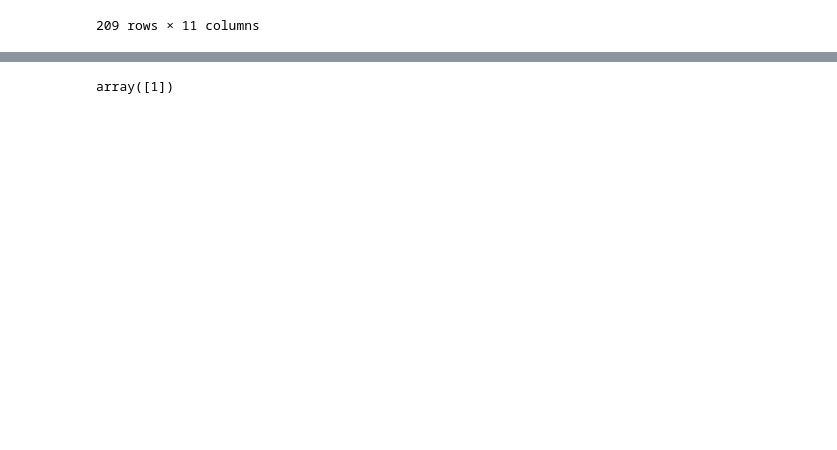
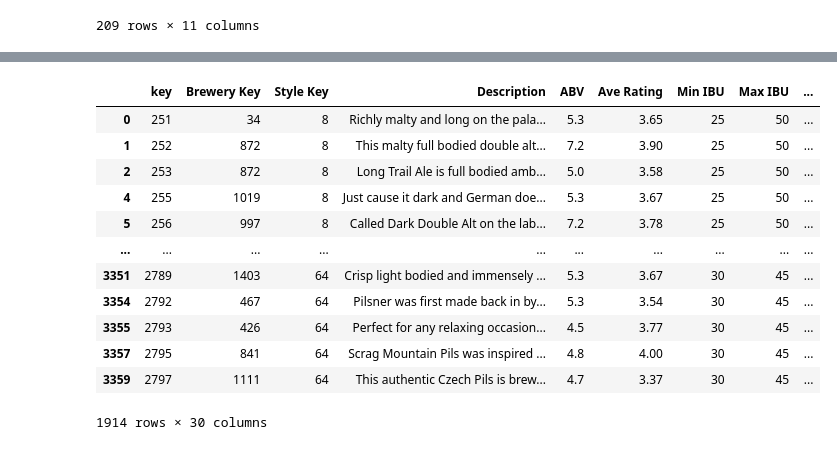
Before and after one commit to happysoymilk/beer_data_analysis, a Jupyter notebook: aml-fcp.ipynb, the cells around one changed output, grey strips where cells are left out. Saved outputs shown, nothing was run; the diff lists cells and outputs as text; code cells hidden in the pictures; blank space fills up the shorter version.

Commit message:
Update aml-fcp.ipynb
clean the data and preprocess

```diff
--- a/aml-fcp.ipynb
+++ b/aml-fcp.ipynb
@@ -428,6 +429,34 @@ for text in description[1:10]:
-# %%
-# check the unique values in the list
-Astringent_brand = pd.Series(Astringent_brand)
-Astringent_brand.unique()
-# %% [output]
-array([1])
+# %%
+# create a dataframe with matched patterns
+df_brand = pd.DataFrame({'Astringent':Astringent_brand,
+                            'Body':Body_brand,
+                            'Alcoholic':Alcoholic_brand,
+                            'Bitter':Bitter_brand,
+                            'Sweet':Sweet_brand,
+                            'Sour':Sour_brand,
+                            'Salty':Salty_brand,
+                            'Fruity':Fruity_brand,
+                            'Hoppy':Hoppy_brand,
+                            'Spices':Spices_brand,
+                            'Malty':Malty_brand})
+# %%
+# rename the columns
+df_brand.columns = ['Astringency','Body','Alcohol','Bitter','Sweet','Sour','Salty','Fruits','Hoppy','Spices','Malty']
+# %%
+# merge dataframe with df_beer1 and add prefix 'description_' to each column
+df_clean = pd.merge(df_beer1,df_brand,left_index=True,right_index=True,suffixes=('_customer','_description'))
+df_clean
+# %% [output]
+|  | key | Brewery Key | Style Key | Description | ABV | Ave Rating | Min IBU | Max IBU | ... |
+| 0 | 251 | 34 | 8 | Richly malty and long on the pala... | 5.3 | 3.65 | 25 | 50 | ... |
+| 1 | 252 | 872 | 8 | This malty full bodied double alt... | 7.2 | 3.90 | 25 | 50 | ... |
+| 2 | 253 | 872 | 8 | Long Trail Ale is full bodied amb... | 5.0 | 3.58 | 25 | 50 | ... |
+| 4 | 255 | 1019 | 8 | Just cause it dark and German doe... | 5.3 | 3.67 | 25 | 50 | ... |
+| 5 | 256 | 997 | 8 | Called Dark Double Alt on the lab... | 7.2 | 3.78 | 25 | 50 | ... |
+| ... | ... | ... | ... | ... | ... | ... | ... | ... | ... |
+| 3351 | 2789 | 1403 | 64 | Crisp light bodied and immensely ... | 5.3 | 3.67 | 30 | 45 | ... |
+| 3354 | 2792 | 467 | 64 | Pilsner was first made back in by... | 5.3 | 3.54 | 30 | 45 | ... |
+| 3355 | 2793 | 426 | 64 | Perfect for any relaxing occasion... | 4.5 | 3.77 | 30 | 45 | ... |
+| 3357 | 2795 | 841 | 64 | Scrag Mountain Pils was inspired ... | 4.8 | 4.00 | 30 | 45 | ... |
+| 3359 | 2797 | 1111 | 64 | This authentic Czech Pils is brew... | 4.7 | 3.37 | 30 | 45 | ... |
+1914 rows × 30 columns
```
Also changed, not shown: parts of 1 cell of this notebook.
